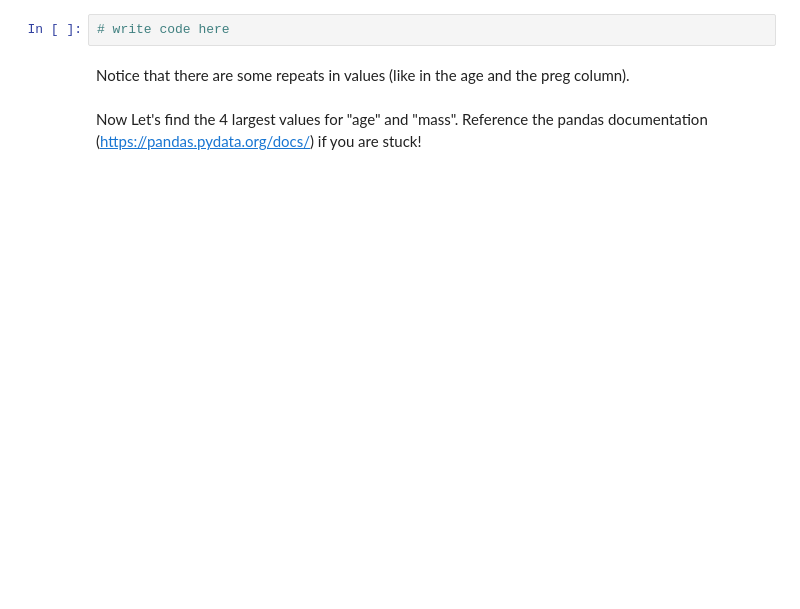
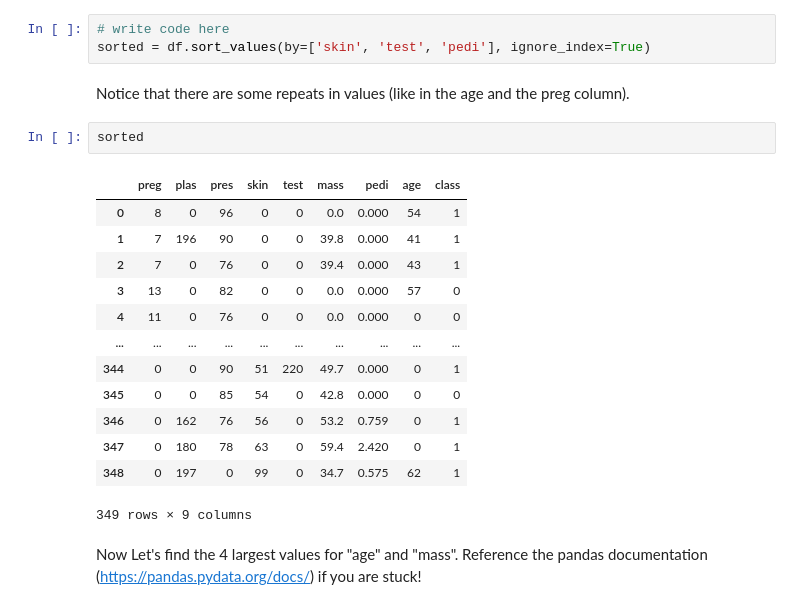
Before and after one commit to krafty-karen/Week1_Public, a Jupyter notebook: Notebooks/02_Pandas_and_Matplotlib/Pandas_Exercise.ipynb, the cells around one changed output. Drawn from its saved outputs; the diff is of its cells as text; blank space fills up the shorter version.

```diff
--- a/Notebooks/02_Pandas_and_Matplotlib/Pandas_Exercise.ipynb
+++ b/Notebooks/02_Pandas_and_Matplotlib/Pandas_Exercise.ipynb
@@ -152,8 +152,25 @@ See the caveats in the documentation: https://pandas.pydata.org/pandas-docs/stab
 Ignoring the index (resetting the index to 0), sort the values based on "skin", "test", and "pedi" values in ascending order. Please write this in one line.
 # %%
 # write code here
+sorted = df.sort_values(by=['skin', 'test', 'pedi'], ignore_index=True)
 # %% [markdown]
 Notice that there are some repeats in values (like in the age and the preg column).
+# %%
+sorted
+# %% [output]
+|  | preg | plas | pres | skin | test | mass | pedi | age | class |
+| 0 | 8 | 0 | 96 | 0 | 0 | 0.0 | 0.000 | 54 | 1 |
+| 1 | 7 | 196 | 90 | 0 | 0 | 39.8 | 0.000 | 41 | 1 |
+| 2 | 7 | 0 | 76 | 0 | 0 | 39.4 | 0.000 | 43 | 1 |
+| 3 | 13 | 0 | 82 | 0 | 0 | 0.0 | 0.000 | 57 | 0 |
+| 4 | 11 | 0 | 76 | 0 | 0 | 0.0 | 0.000 | 0 | 0 |
+| ... | ... | ... | ... | ... | ... | ... | ... | ... | ... |
+| 344 | 0 | 0 | 90 | 51 | 220 | 49.7 | 0.000 | 0 | 1 |
+| 345 | 0 | 0 | 85 | 54 | 0 | 42.8 | 0.000 | 0 | 0 |
+| 346 | 0 | 162 | 76 | 56 | 0 | 53.2 | 0.759 | 0 | 1 |
+| 347 | 0 | 180 | 78 | 63 | 0 | 59.4 | 2.420 | 0 | 1 |
+| 348 | 0 | 197 | 0 | 99 | 0 | 34.7 | 0.575 | 62 | 1 |
+349 rows × 9 columns
 # %% [markdown]
 Now Let's find the 4 largest values for "age" and "mass". Reference the pandas documentation (https://pandas.pydata.org/docs/) if you are stuck!
 # %%
```
Also changed, not shown: parts of 2 cells of this notebook.
